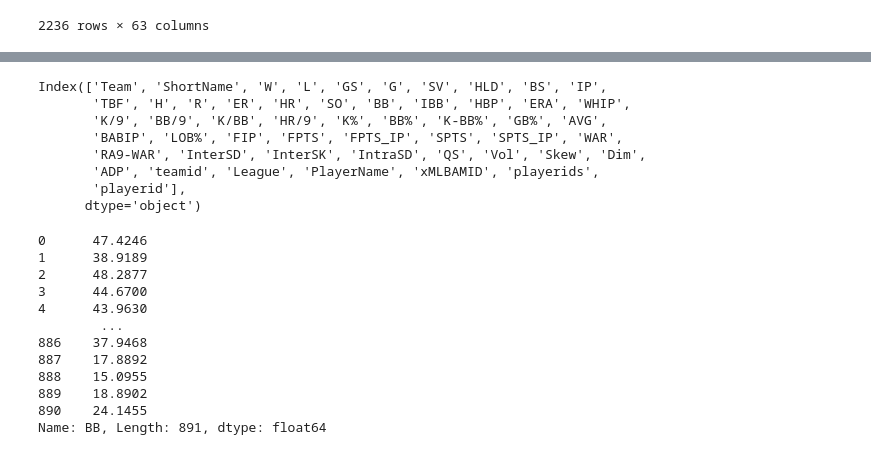
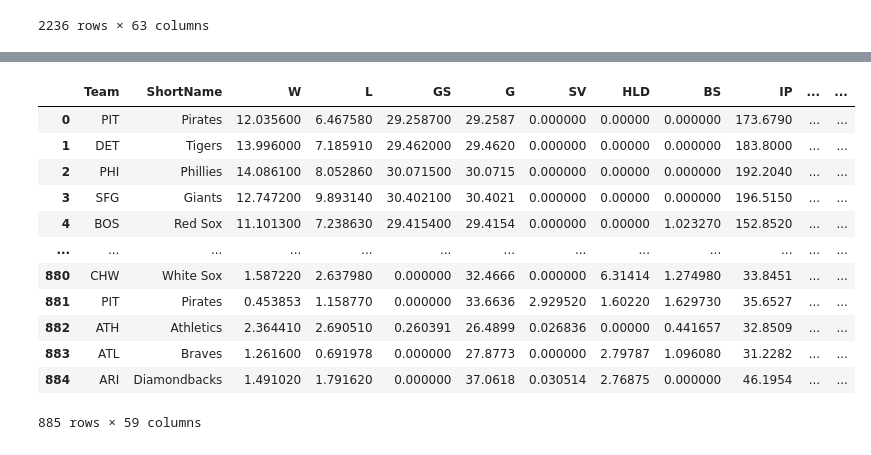
Before and after one commit to JamesYouL2/FantasyBaseball, a Jupyter notebook: draft/draft.ipynb, the cells around one changed output, grey strips where cells are left out. Saved outputs shown, nothing was run; the diff lists cells and outputs as text; code cells hidden in the pictures.

```diff
--- a/draft/draft.ipynb
+++ b/draft/draft.ipynb
@@ -120,11 +143,16 @@ hittersfinal['VORP']=hittersfinal['value']-hittersfinal['ReplacementValue']
 # %%
-pitchersmean.columns
+pitchersmean
 # %% [output]
+|  | Team | ShortName | W | L | GS | G | SV | HLD | BS | IP | ... | ... |
+| 0 | PIT | Pirates | 12.035600 | 6.467580 | 29.258700 | 29.2587 | 0.000000 | 0.00000 | 0.000000 | 173.6790 | ... | ... |
+| 1 | DET | Tigers | 13.996000 | 7.185910 | 29.462000 | 29.4620 | 0.000000 | 0.00000 | 0.000000 | 183.8000 | ... | ... |
+| 2 | PHI | Phillies | 14.086100 | 8.052860 | 30.071500 | 30.0715 | 0.000000 | 0.00000 | 0.000000 | 192.2040 | ... | ... |
+| 3 | SFG | Giants | 12.747200 | 9.893140 | 30.402100 | 30.4021 | 0.000000 | 0.00000 | 0.000000 | 196.5150 | ... | ... |
+| 4 | BOS | Red Sox | 11.101300 | 7.238630 | 29.415400 | 29.4154 | 0.000000 | 0.00000 | 1.023270 | 152.8520 | ... | ... |
+| ... | ... | ... | ... | ... | ... | ... | ... | ... | ... | ... | ... | ... |
+| 880 | CHW | White Sox | 1.587220 | 2.637980 | 0.000000 | 32.4666 | 0.000000 | 6.31414 | 1.274980 | 33.8451 | ... | ... |
+| 881 | PIT | Pirates | 0.453853 | 1.158770 | 0.000000 | 33.6636 | 2.929520 | 1.60220 | 1.629730 | 35.6527 | ... | ... |
+| 882 | ATH | Athletics | 2.364410 | 2.690510 | 0.260391 | 26.4899 | 0.026836 | 0.00000 | 0.441657 | 32.8509 | ... | ... |
+| 883 | ATL | Braves | 1.261600 | 0.691978 | 0.000000 | 27.8773 | 0.000000 | 2.79787 | 1.096080 | 31.2282 | ... | ... |
+| 884 | ARI | Diamondbacks | 1.491020 | 1.791620 | 0.000000 | 37.0618 | 0.030514 | 2.76875 | 0.000000 | 46.1954 | ... | ... |
-Index(['Team', 'ShortName', 'W', 'L', 'GS', 'G', 'SV', 'HLD', 'BS', 'IP',
-       'TBF', 'H', 'R', 'ER', 'HR', 'SO', 'BB', 'IBB', 'HBP', 'ERA', 'WHIP',
-       'K/9', 'BB/9', 'K/BB', 'HR/9', 'K%', 'BB%', 'K-BB%', 'GB%', 'AVG',
-       'BABIP', 'LOB%', 'FIP', 'FPTS', 'FPTS_IP', 'SPTS', 'SPTS_IP', 'WAR',
-       'RA9-WAR', 'InterSD', 'InterSK', 'IntraSD', 'QS', 'Vol', 'Skew', 'Dim',
-       'ADP', 'teamid', 'League', 'PlayerName', 'xMLBAMID', 'playerids',
-       'playerid'],
-      dtype='object')
+885 rows × 59 columns
@@ -148,16 +159 @@ pitchersmean['VORP']=pitchersmean['value']-pitchersmean['ReplacementValue']
-# %%
-pitchersmean['BB']
-# %% [output]
-0      47.4246
-1      38.9189
-2      48.2877
-3      44.6700
-4      43.9630
-        ...
-886    37.9468
-887    17.8892
-888    15.0955
-889    18.8902
-890    24.1455
-Name: BB, Length: 891, dtype: float64
 # %%
```
Also changed, not shown: parts of 21 cells of this notebook, 2 other files.
